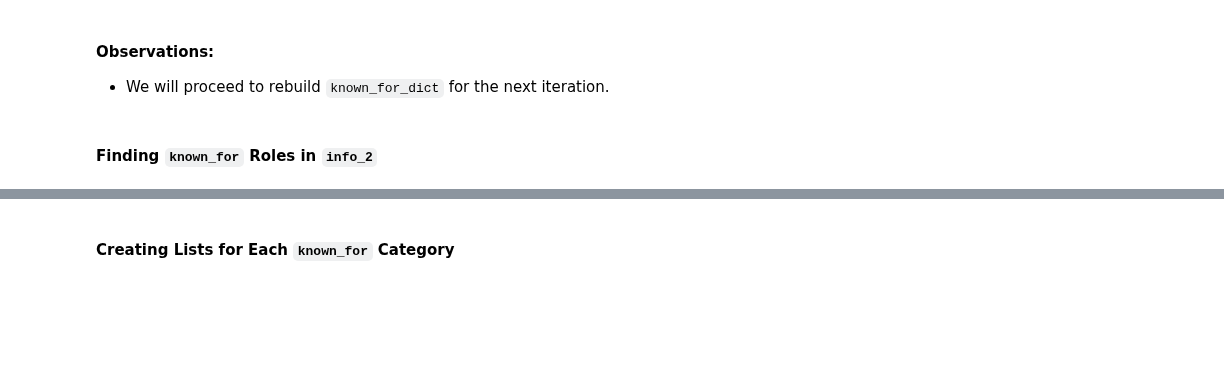
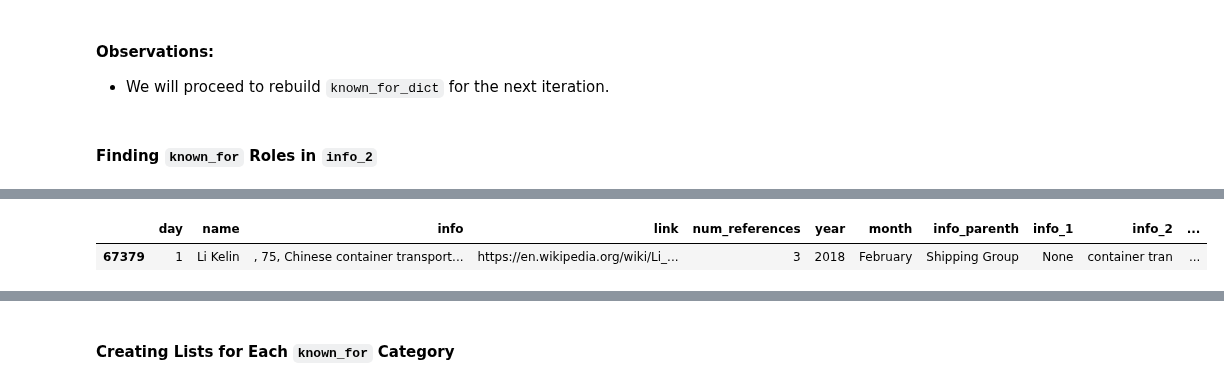
Before and after one commit to teresahanak/wikipedia-life-expectancy, a Jupyter notebook: wp_life_expect_data_clean13_thanak_2022_08_07.ipynb, the cells around one changed output, grey strips where cells are left out. Cells and saved outputs as stored; diff of their text form; code cells hidden in the pictures; blank space fills up the shorter version.

```diff
--- a/wp_life_expect_data_clean13_thanak_2022_08_07.ipynb
+++ b/wp_life_expect_data_clean13_thanak_2022_08_07.ipynb
@@ -2057,7 +2057,6 @@ arts = [
     "game show contestant",
 ]
 sports = [
-    "sport",
     "three cushion billiards player",
     "three cushion billiard player",
     "champion billiards player",
@@ -4877,3 +4886,6 @@ sorted(specific_roles_list, key=lambda x: len(x), reverse=True)
 # %%
-# # Example code to quick-check a specific entry
-# df[df["info_2"] == "design"]
+# Example code to quick-check a specific entry
+df[df["info_2"] == "container tran"]
+# %% [output]
+|  | day | name | info | link | num_references | year | month | info_parenth | info_1 | info_2 | ... |
+| 67379 | 1 | Li Kelin | , 75, Chinese container transport... | https://en.wikipedia.org/wiki/Li_... | 3 | 2018 | February | Shipping Group | None | container tran | ... |
```
Also changed, not shown: parts of 20 cells of this notebook, 3 other files.
